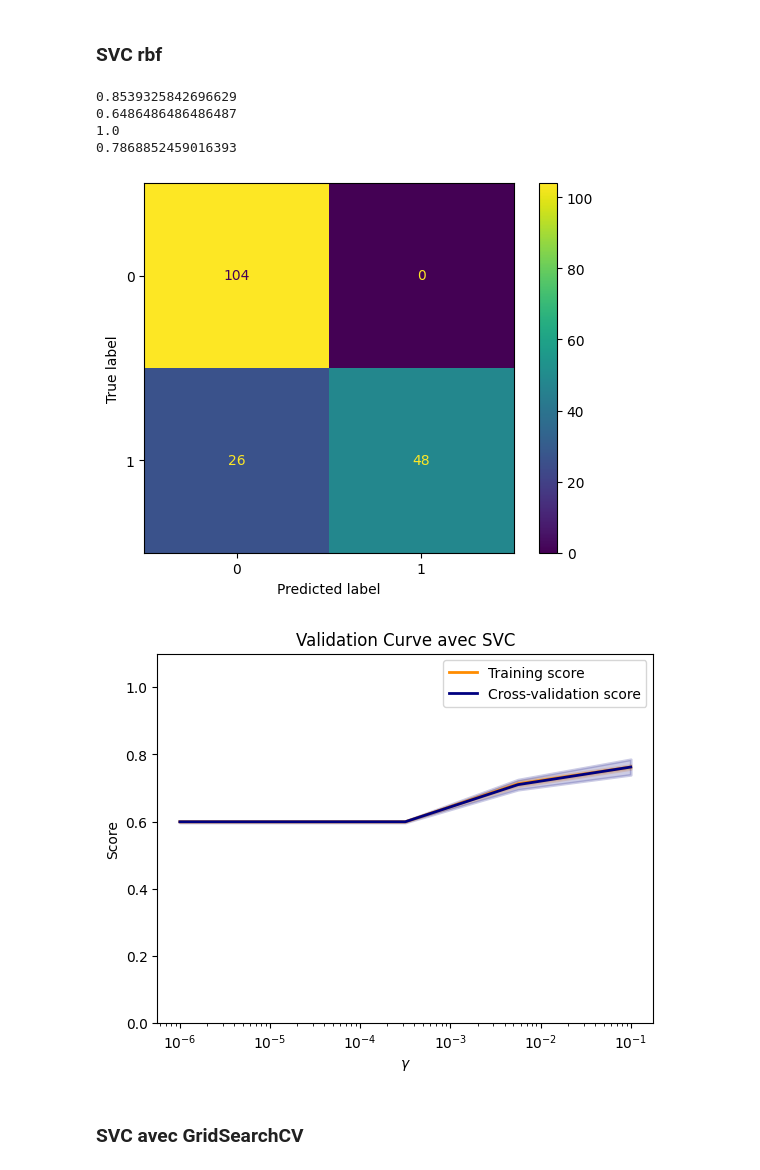
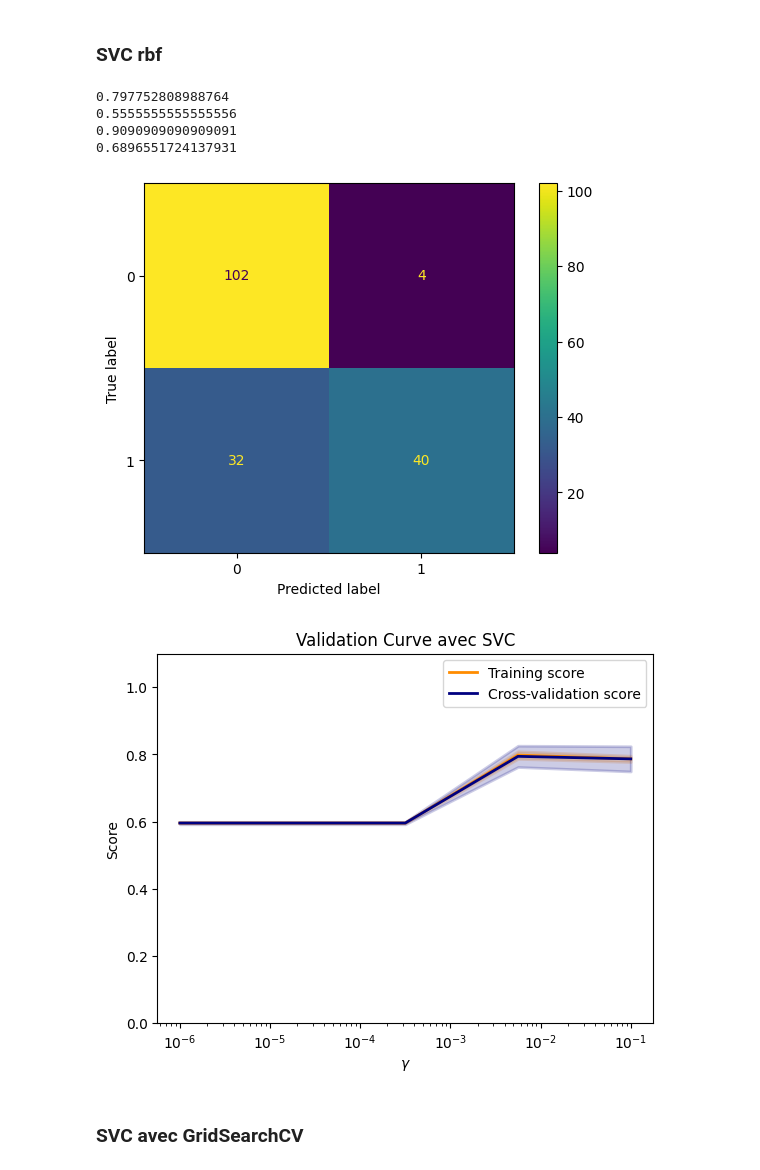
Before and after one commit to vin-br/titanic, a Jupyter notebook: titanic2.ipynb, the cells around one changed output. Saved outputs shown, nothing was run; the diff lists cells and outputs as text; code cells hidden in the pictures.

```diff
--- a/titanic2.ipynb
+++ b/titanic2.ipynb
@@ -614,0 +607,10 @@ datanic_for_SVC.head()
+# %%
+datanic_encoded = datanic.copy()
+datanic_encoded = datanic_encoded.drop(['PassengerId', 'Name', 'Age_Sex', 'SibSp', 'Parch'], axis=1)
+
+encoder = LabelBinarizer()
+datanic_encoded['Sex'] = encoder.fit_transform(datanic_encoded['Sex'])
+datanic_encoded['Embarked'] = encoder.fit_transform(datanic_encoded['Embarked'])
+datanic_encoded['Age_label'] = encoder.fit_transform(datanic_encoded['Age_label'])
+
+datanic_encoded.head(10)
@@ -615,6 +636,6 @@ datanic_for_SVC.head()
 # %%
 # On sépare les features du target
-features, target = datanic_for_SVC.loc[:, 'Pclass':'Age_label'], datanic_for_SVC["Survived"]
+features, target = datanic_encoded.loc[:, 'Pclass':'Age_label'], datanic_encoded["Survived"]
 
 # On split notre dataframe en 2
 feat_train, feat_test, target_train, target_test = train_test_split(features, target)
@@ -627,13 +648,13 @@ feat_test = scaler.transform(feat_test)
 ### SVC linear
 # %%
 # On initalise le modèle
-SVC_classifier_linear = svm.SVC(kernel='linear', C=1.0)
+svc_classifier_linear = svm.SVC(kernel='linear', C=1.0)
 
 # On l'entraîne sur nos données d'entraînement
-SVC_classifier_linear.fit(feat_train, target_train)
+svc_classifier_linear.fit(feat_train, target_train)
 
 # On l'utilise pour prédire sur les données de test
-predict = SVC_classifier_linear.predict(feat_test)
+predict = svc_classifier_linear.predict(feat_test)
 
 # Metrics du modèle : accuracy, recall, precision, f1 score
 print(accuracy_score(target_test, predict))
@@ -695,14 +716,14 @@ plt.show()
 ### SVC rbf
 # %%
 # On initalise le modèle
-SVC_classifier_rbf = svm.SVC(kernel='rbf', C=1.0)
+svc_classifier_rbf = svm.SVC(kernel='rbf', C=1.0)
 
 # On l'entraîne sur nos données d'entraînement
-SVC_classifier_rbf.fit(feat_train, target_train)
+svc_classifier_rbf.fit(feat_train, target_train)
 
 
 # On l'utilise pour prédire sur les données de test
-predict = SVC_classifier_rbf.predict(feat_test)
+predict = svc_classifier_rbf.predict(feat_test)
 
 # Metrics du modèle : accuracy, recall, precision, f1 score
 print(accuracy_score(target_test, predict))
@@ -711,17 +732,17 @@ print(precision_score(target_test, predict))
 print(f1_score(target_test, predict))
 
 # Matrice de confusion
-plt.show(ConfusionMatrixDisplay.from_estimator(SVC_classifier_rbf, feat_test, target_test))
+plt.show(ConfusionMatrixDisplay.from_estimator(svc_classifier_rbf, feat_test, target_test))
 # %% [output]
-0.8539325842696629
-0.6486486486486487
-1.0
-0.7868852459016393
+0.797752808988764
+0.5555555555555556
+0.9090909090909091
+0.6896551724137931
-[figure, old version]
+[figure, new version]
 # %%
 param_range = np.logspace(-6, -1, 5)
 
-train_scores, valid_scores = validation_curve(SVC_classifier_rbf, feat_train, target_train, param_name="gamma",
+train_scores, valid_scores = validation_curve(svc_classifier_rbf, feat_train, target_train, param_name="gamma",
                                               param_range=param_range)
 train_scores_mean = np.mean(train_scores, axis=1)
 train_scores_std = np.std(train_scores, axis=1)
@@ -731,34 +752,34 @@ valid_scores_std = np.std(valid_scores, axis=1)
 plt.title("Validation Curve avec SVC")
 plt.xlabel(r"$\gamma$")
 plt.ylabel("Score")
 plt.ylim(0.0, 1.1)
 lw = 2
 plt.semilogx(
     param_range, train_scores_mean, label="Training score", color="darkorange", lw=lw
 )
 plt.fill_between(
     param_range,
     train_scores_mean - train_scores_std,
     train_scores_mean + train_scores_std,
     alpha=0.2,
     color="darkorange",
     lw=lw,
 )
 plt.semilogx(
     param_range, valid_scores_mean, label="Cross-validation score", color="navy", lw=lw
 )
 plt.fill_between(
     param_range,
     valid_scores_mean - valid_scores_std,
     valid_scores_mean + valid_scores_std,
     alpha=0.2,
     color="navy",
     lw=lw,
 )
 plt.legend(loc="best")
 plt.show()
 # %% [output]
-[figure, old version]
+[figure, new version]
 # %% [markdown]
 ### SVC avec GridSearchCV
 # %%
```
Also changed, not shown: parts of 35 cells of this notebook.
